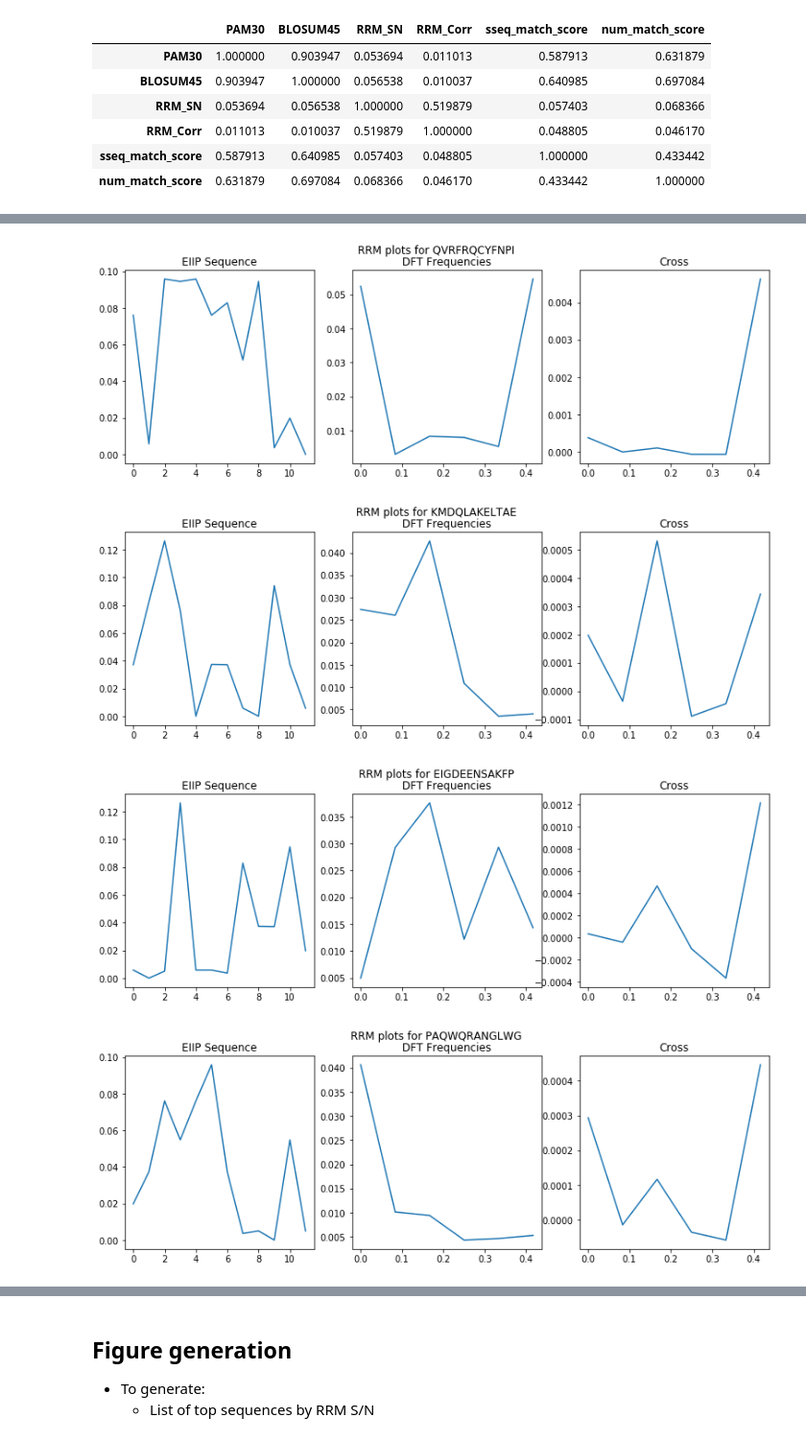
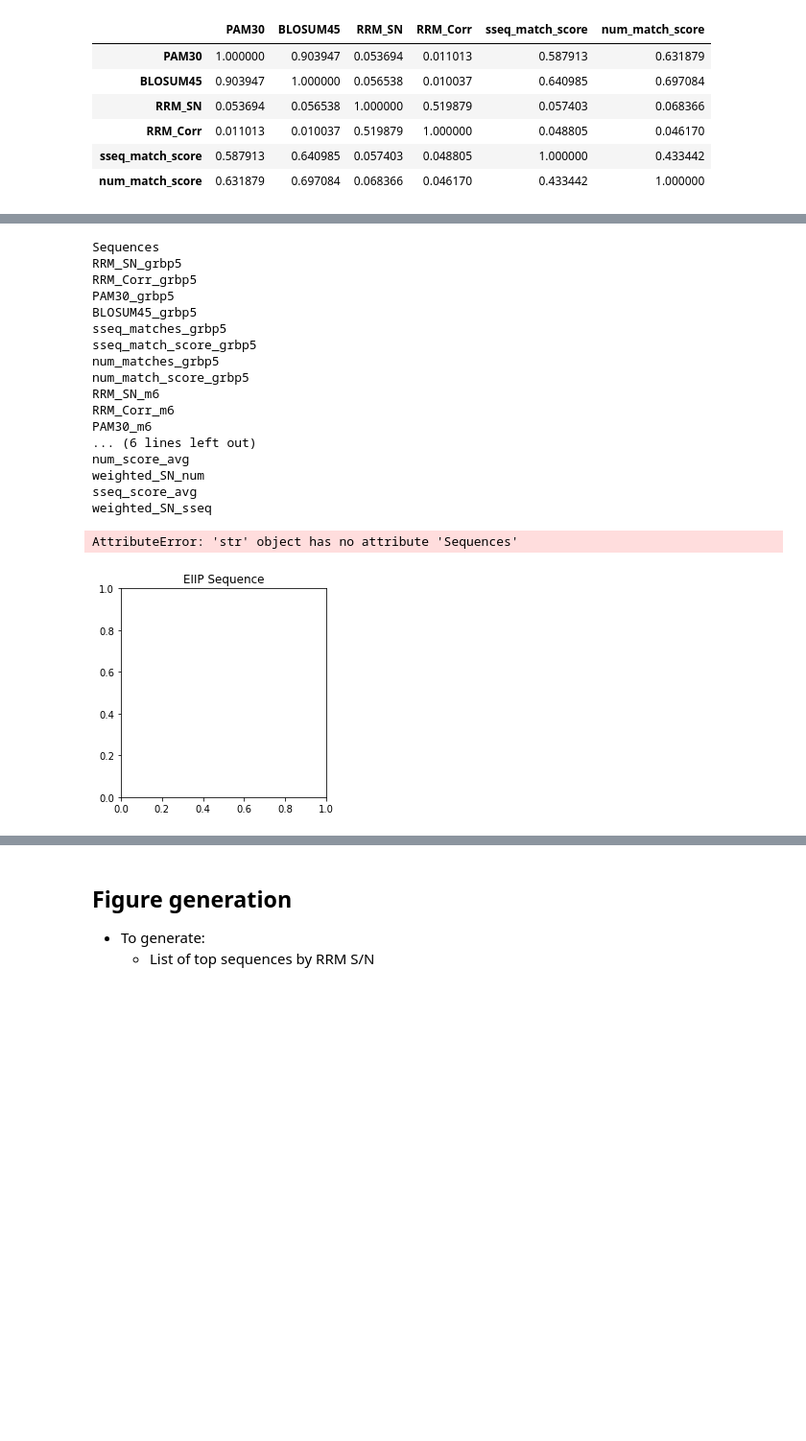
Before and after one commit to clpi/gemsec-neuropep, a Jupyter notebook: final/Final_Notebook.ipynb, the cells around one changed output, grey strips where cells are left out. Shown at 96% size. Drawn from its saved outputs; the diff is of its cells as text; code cells hidden in the pictures; blank space fills up the shorter version.

```diff
--- a/final/Final_Notebook.ipynb
+++ b/final/Final_Notebook.ipynb
@@ -46,18 +61,6 @@ class SeqData:
         self.matr = {mtr:self.MATR[mtr] for mtr in self.MATR.keys() if mtr in matr}
         self.dist = {dst:self.DIST[dst] for dst in self.DIST.keys() if dst in dist}
 # %%
-'''
-Class to calculate several simialrity metrics for an input list of peptides given a sequence string to compare it to.
-USAGE:
-1. Create SequenceSimilarityObject({sequence string}, {dictionary of data paths} (to be deprecated soon -- use
-   internal class data), {path to peptides csv}, {column title of sequence values of aforementioned peptides csv})
-   for any number of sequences you want to be compared to the list of peptides
-2. For each object, call object.generate_similarity() to fill out the Dataframe with similarity metrics
-3. To whittle down this similarity matrix to list only those peptides with pattern matching of a minimum length
-   at a matching index in the rerence peptide (henceforth the binder), call object.get_df_with_binder_subseqs(min_length={#})
-@ Author: Chris Pecunies, with help from Savvy Gupta and Aaron Tsang
-@ Date: February 12, 2020
-'''
 from sklearn.preprocessing import MinMaxScaler
 import copy
 
@@ -234,8 +237,8 @@ class SequenceSimilarity:
         self.p[matrices] = [[self.sim_sum(p, self.b, m) for m in matrices] for p in self.p_ls]
         scaler = MinMaxScaler((0,1))
         keys = list(self.d['dist'].keys())
-        blosum = scaler.fit_transform(corr[['BLOSUM45']].values)
-        pam = scaler.fit_transform(corr[['PAM30']].values)
+        blosum = scaler.fit_transform(self.p[['BLOSUM45']].values)
+        pam = scaler.fit_transform(self.p[['PAM30']].values)
         self.p['BLOSUM45'] = blosum
         self.p['PAM30'] = pam
         self._update_matching_sseqs(typ='seq')
@@ -470,23 +527,40 @@ corr.corr()
 # %%
 import matplotlib.pyplot as plt
 i=100
+
+for pep in top10ss.iloc[:5, :]:
+    print(pep)
 #plt.plot(d1[0].rrm.freq[i], d1[0].rrm.dft[i])
-
-for i in [100,300,600,800,1000]:
+for i, pep in enumerate(top10ss[:5]):
     plt.figure(figsize=(13,4))
     plt.subplot(131)
     plt.title('EIIP Sequence')
-    plt.plot(d1[0].rrm.eiip[i])
+    plt.plot(d1[0].conv_pep('EIIP', pep.Sequences))
     plt.subplot(132)
     plt.title('DFT Frequencies')
-    plt.plot(d1[0].rrm.freq[i], d1[0].rrm.dft[i])
+    plt.plot(np.fft.rfftfreq(10), pep.dft_grbp5[i][0])
     plt.subplot(133)
     plt.title('Cross')
-    plt.plot(d1[0].rrm.freq[i], d1[0].rrm.cross[i])
-    plt.suptitle('RRM plots for ' + str(d1[0].rrm.seq[i]))
+    plt.plot(np.fft.rfftfreq(10), pep.cross_grbp5[i][0])
+    plt.suptitle('RRM plots for ' + str(pep.Sequences))
     plt.show()
 # %% [output]
+Sequences
+RRM_SN_grbp5
+RRM_Corr_grbp5
+PAM30_grbp5
+BLOSUM45_grbp5
+sseq_matches_grbp5
+sseq_match_score_grbp5
+num_matches_grbp5
+num_match_score_grbp5
+RRM_SN_m6
+RRM_Corr_m6
+PAM30_m6
+... (6 lines left out)
+num_score_avg
+weighted_SN_num
+sseq_score_avg
+weighted_SN_sseq
+AttributeError: 'str' object has no attribute 'Sequences'
-[figure, old version]
+[figure, new version]
-[figure, removed]
-[figure, removed]
-[figure, removed]
```
Also changed, not shown: parts of 5 cells of this notebook, 25 other files.
